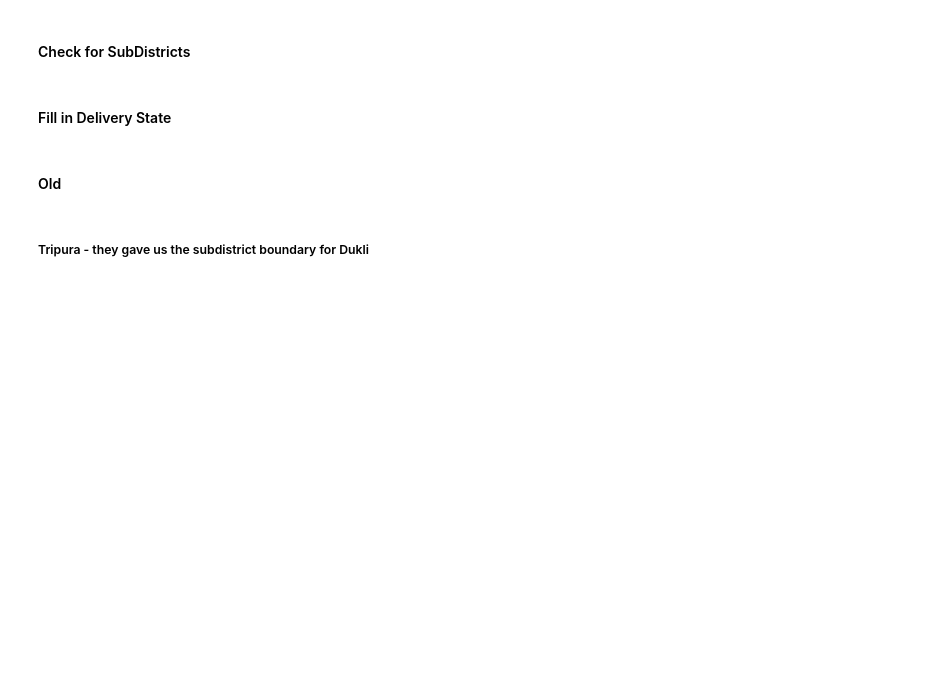
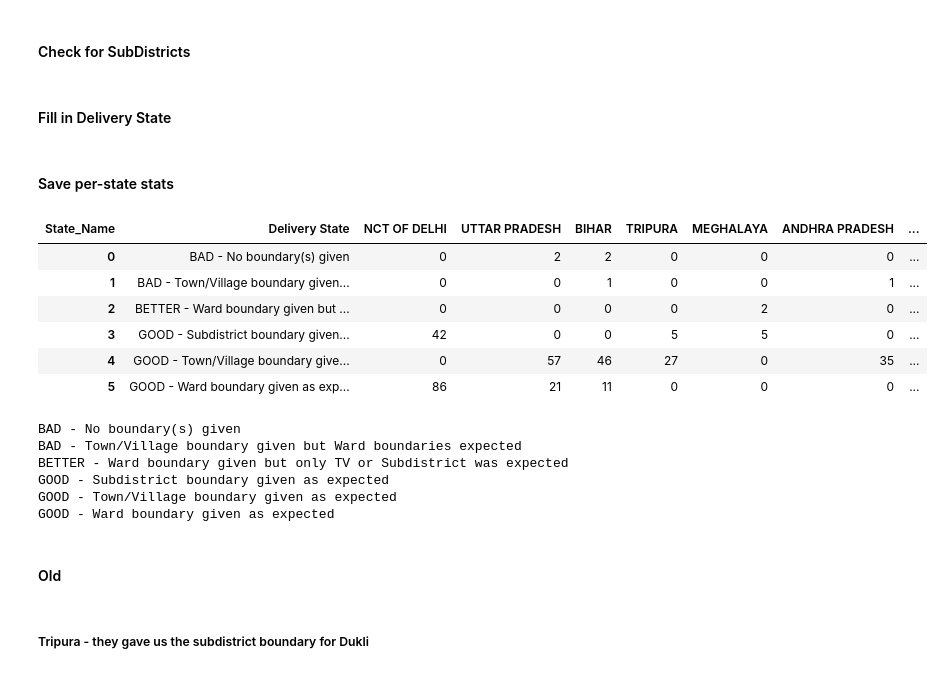
Before and after one commit to IDinsight/rooftop_sampling, a Jupyter notebook: IFS/boundary_quality_checks.ipynb, the cells around one changed output. Drawn from its saved outputs; the diff is of its cells as text; code cells hidden in the pictures; blank space fills up the shorter version.

```diff
--- a/IFS/boundary_quality_checks.ipynb
+++ b/IFS/boundary_quality_checks.ipynb
@@ -168,3 +228,6 @@ merged_df.loc[merged_df["State"].isin(given_states_list), "State_Name"].unique()
 # %%
 merged_df["State Shared by MapSolve"] = False
 merged_df.loc[merged_df["State"].isin(given_states_list), "State Shared by MapSolve"] = True
+# %%
+merged_df["State Changed"] = "No"
+merged_df.loc[merged_df["State_Name"] == "TELANGANA", "State Changed"] = "Previously Andhra Pradesh"
@@ -271,33 +355,57 @@ merged_df.to_csv(CLEANED_DATA_DIR / "Merged Wards with Quality Checks.csv", inde
+# %% [markdown]
+#### Save per-state stats
 # %%
 # Get counts of delivery states by state
 delivery_state_counts = (
     merged_df[merged_df["State"].isin(given_states_list)]
     .groupby("State")["Delivery State"]
     .value_counts()
 )
 
 # Convert to a more readable DataFrame format
 delivery_state_pivot = delivery_state_counts.unstack(fill_value=0).reset_index()
 
 # Sort by state code
 delivery_state_pivot = delivery_state_pivot.sort_values(by="State")
 
 # Add state names for better readability
 state_name_mapping = (
     merged_df[["State", "State_Name"]]
     .drop_duplicates()
     .set_index("State")["State_Name"]
 )
 delivery_state_pivot["State_Name"] = delivery_state_pivot["State"].map(
     state_name_mapping
 )
 
 # Reorder columns to show State_Name first
 columns = ["State", "State_Name"] + [
     col for col in delivery_state_pivot.columns if col not in ["State", "State_Name"]
 ]
 delivery_state_pivot = delivery_state_pivot[columns]
+
+# transform the DataFrame to have the delivery states as rows and state names as columns
+delivery_state_pivot.drop(columns=["State"], inplace=True)
+delivery_state_pivot = delivery_state_pivot.set_index("State_Name").T.reset_index()
 delivery_state_pivot
+# %% [output]
+| State_Name | Delivery State | NCT OF DELHI | UTTAR PRADESH | BIHAR | TRIPURA | MEGHALAYA | ANDHRA PRADESH | ... |
+| 0 | BAD - No boundary(s) given | 0 | 2 | 2 | 0 | 0 | 0 | ... |
+| 1 | BAD - Town/Village boundary given... | 0 | 0 | 1 | 0 | 0 | 1 | ... |
+| 2 | BETTER - Ward boundary given but ... | 0 | 0 | 0 | 0 | 2 | 0 | ... |
+| 3 | GOOD - Subdistrict boundary given... | 42 | 0 | 0 | 5 | 5 | 0 | ... |
+| 4 | GOOD - Town/Village boundary give... | 0 | 57 | 46 | 27 | 0 | 35 | ... |
+| 5 | GOOD - Ward boundary given as exp... | 86 | 21 | 11 | 0 | 0 | 0 | ... |
+# %%
+for v in delivery_state_pivot["Delivery State"]:
+    print(v)
+# %% [output]
+BAD - No boundary(s) given
+BAD - Town/Village boundary given but Ward boundaries expected
+BETTER - Ward boundary given but only TV or Subdistrict was expected
+GOOD - Subdistrict boundary given as expected
+GOOD - Town/Village boundary given as expected
+GOOD - Ward boundary given as expected
 # %%
 delivery_state_pivot.to_csv(CLEANED_DATA_DIR / "Delivery State Counts By State.csv", index=False)
 # %% [markdown]
```
Also changed, not shown: parts of 14 cells of this notebook.
